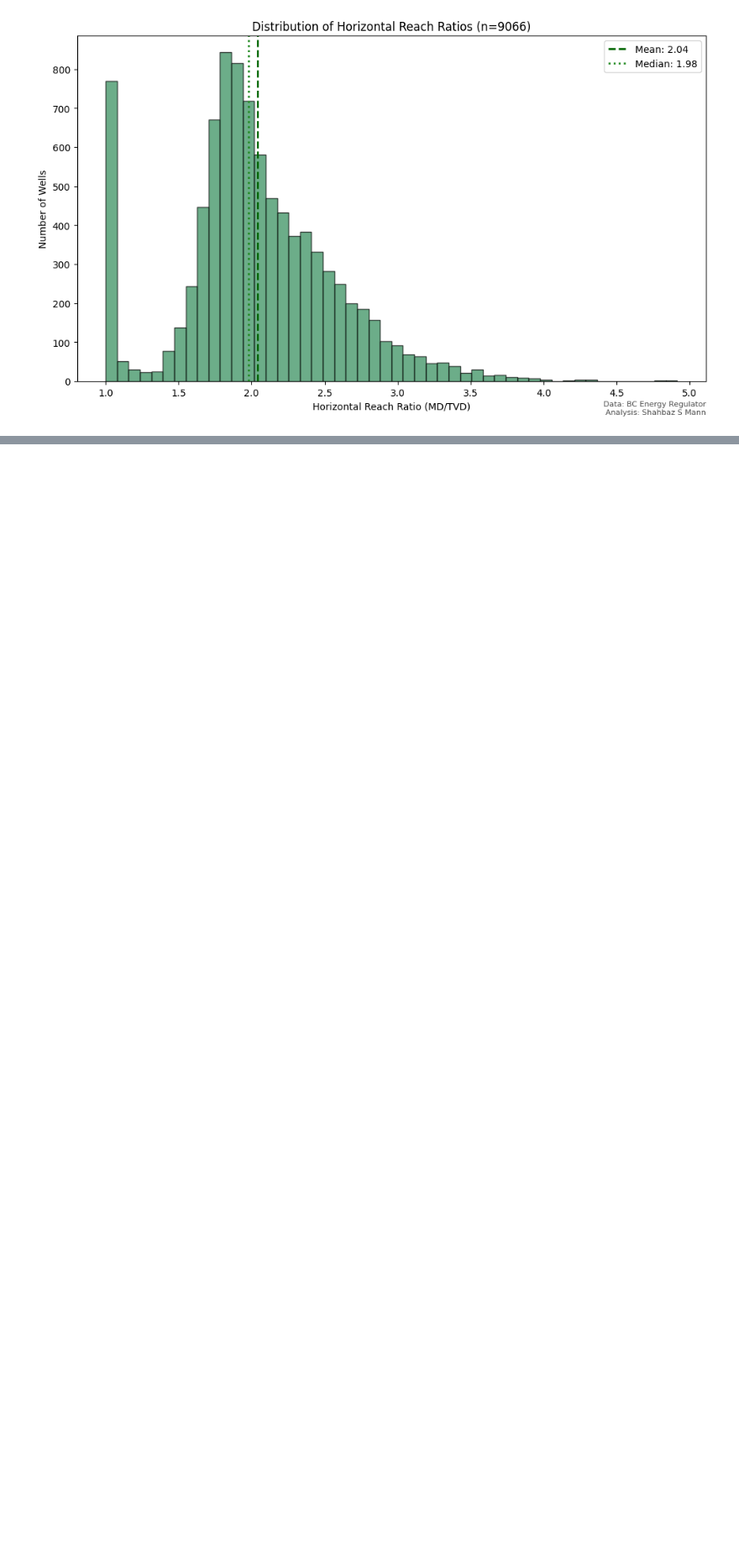
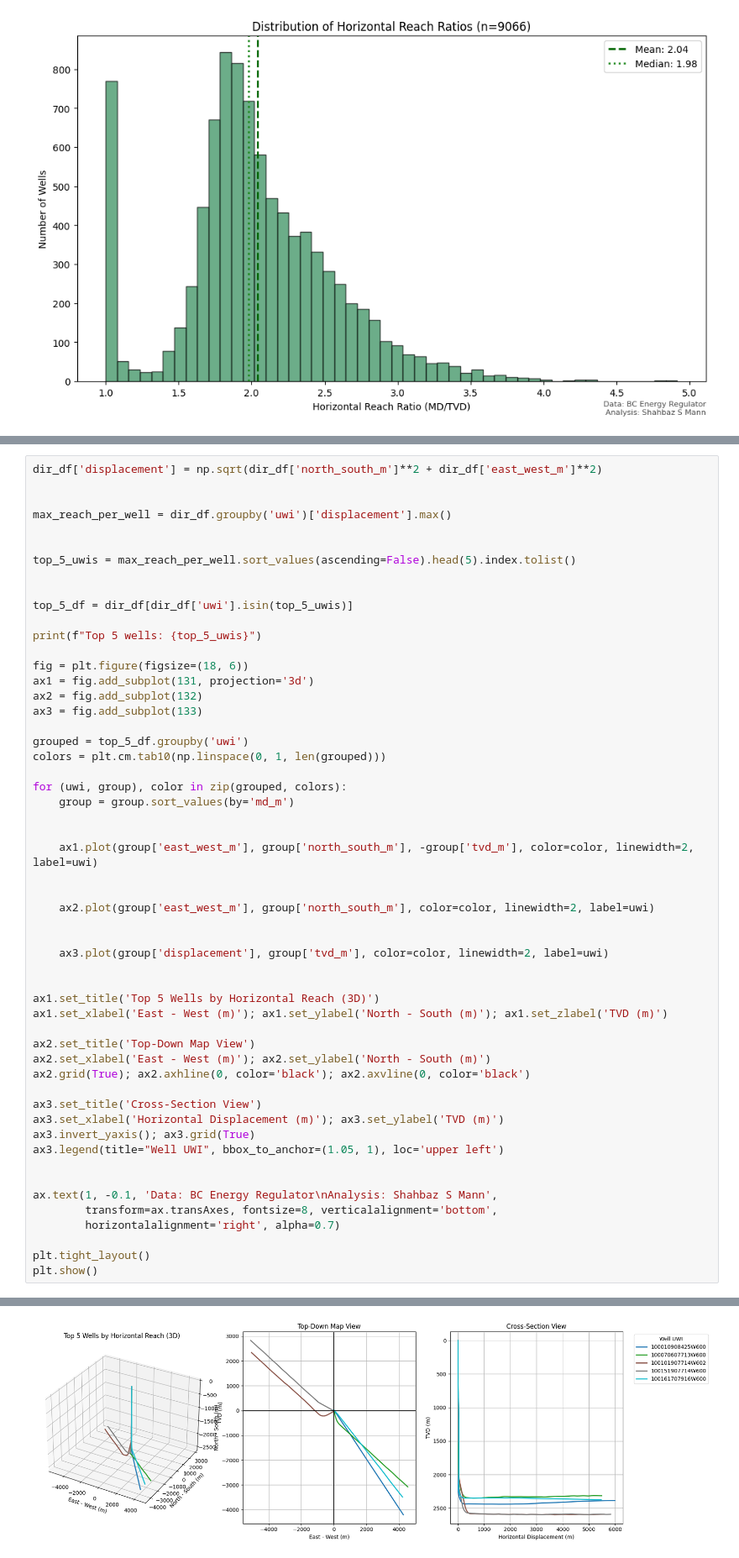
Before and after one commit to shahbazmann/BC-HorizontalAnalysis, a Jupyter notebook: report.ipynb, the cells around one changed output, grey strips where cells are left out. Shown at 84% size. Drawn from its saved outputs; the diff is of its cells as text; blank space fills up the shorter version.

Commit message:
Longest Wells 3d Trajectory

```diff
--- a/report.ipynb
+++ b/report.ipynb
@@ -112,0 +115,55 @@ plt.show()
+# %%
+dir_df['displacement'] = np.sqrt(dir_df['north_south_m']**2 + dir_df['east_west_m']**2)
+
+
+max_reach_per_well = dir_df.groupby('uwi')['displacement'].max()
+
+
+top_5_uwis = max_reach_per_well.sort_values(ascending=False).head(5).index.tolist()
+
+
+top_5_df = dir_df[dir_df['uwi'].isin(top_5_uwis)]
+
+print(f"Top 5 wells: {top_5_uwis}")
+
+fig = plt.figure(figsize=(18, 6))
+ax1 = fig.add_subplot(131, projection='3d')
+ax2 = fig.add_subplot(132)
+ax3 = fig.add_subplot(133)
+
+grouped = top_5_df.groupby('uwi')
+colors = plt.cm.tab10(np.linspace(0, 1, len(grouped)))
+
+for (uwi, group), color in zip(grouped, colors):
+    group = group.sort_values(by='md_m')
+
+
+    ax1.plot(group['east_west_m'], group['north_south_m'], -group['tvd_m'], color=color, linewidth=2, label=uwi)
+
+
+    ax2.plot(group['east_west_m'], group['north_south_m'], color=color, linewidth=2, label=uwi)
+
+
+    ax3.plot(group['displacement'], group['tvd_m'], color=color, linewidth=2, label=uwi)
+
+
+ax1.set_title('Top 5 Wells by Horizontal Reach (3D)')
+ax1.set_xlabel('East - West (m)'); ax1.set_ylabel('North - South (m)'); ax1.set_zlabel('TVD (m)')
+
+ax2.set_title('Top-Down Map View')
+ax2.set_xlabel('East - West (m)'); ax2.set_ylabel('North - South (m)')
+ax2.grid(True); ax2.axhline(0, color='black'); ax2.axvline(0, color='black')
+
+ax3.set_title('Cross-Section View')
+ax3.set_xlabel('Horizontal Displacement (m)'); ax3.set_ylabel('TVD (m)')
+ax3.invert_yaxis(); ax3.grid(True)
+ax3.legend(title="Well UWI", bbox_to_anchor=(1.05, 1), loc='upper left')
+
+
+ax.text(1, -0.1, 'Data: BC Energy Regulator\nAnalysis: Shahbaz S Mann',
+        transform=ax.transAxes, fontsize=8, verticalalignment='bottom',
+        horizontalalignment='right', alpha=0.7)
+
+plt.tight_layout()
+plt.show()
+# %% [output]
@@ -112,0 +171 @@ plt.show()
+[figure, added]
```
Also changed, not shown: parts of 3 cells of this notebook.
